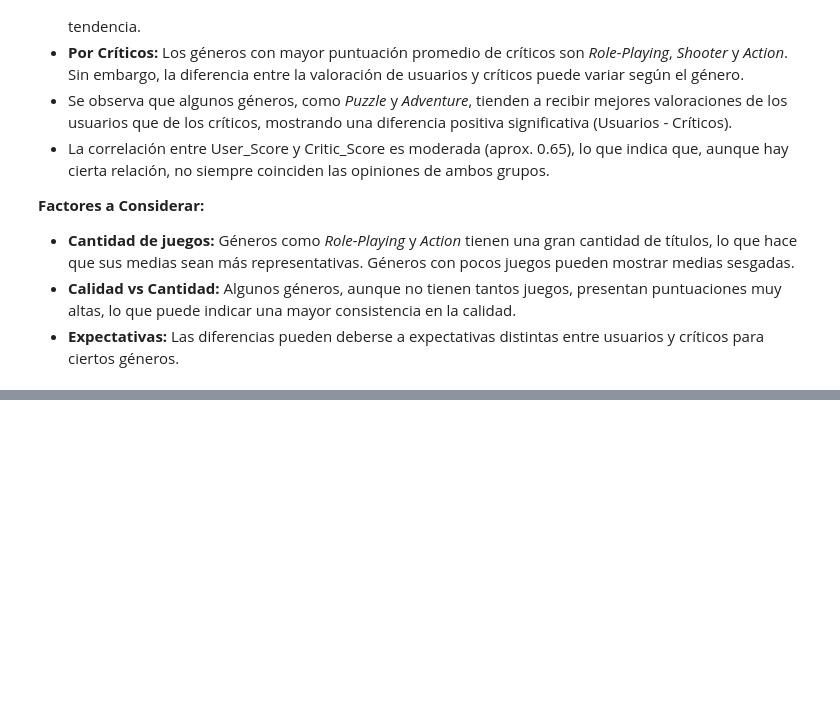
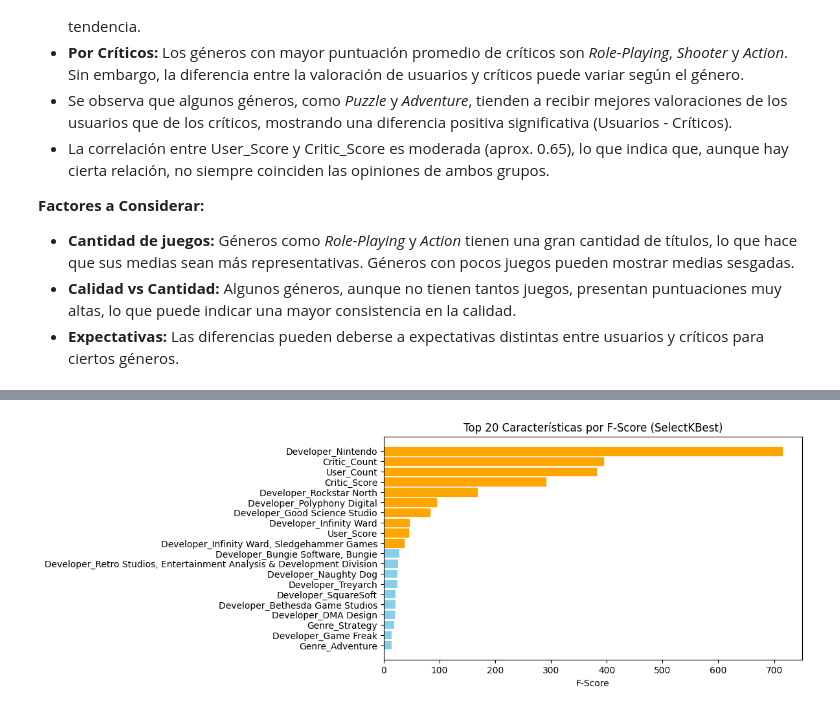
Before and after one commit to maxidalesio/coderhouse_datascience_mdalesio, a Jupyter notebook: ProyectoDSParte1-maxidalesio.ipynb, the cells around one changed output, grey strips where cells are left out. Cells and saved outputs as stored; diff of their text form; code cells hidden in the pictures; blank space fills up the shorter version.

Commit message:
Actualización del notebook con resultados de instalación de paquetes y visualización de métricas de modelos predictivos. Se agregó scikit-learn a requirements.txt.

```diff
--- a/ProyectoDSParte1-maxidalesio.ipynb
+++ b/ProyectoDSParte1-maxidalesio.ipynb
@@ -723,0 +935,74 @@ Platform                7.506              7.089             0.417
+# %%
+# Visualización de los scores de características
+plt.figure(figsize=(12, 8))
+
+# Obtener todos los scores para visualización
+selector_full = SelectKBest(score_func=f_regression, k='all')
+selector_full.fit(X, y)
+
+# Crear DataFrame con todos los scores
+all_scores_df = pd.DataFrame({
+    'Feature': X.columns,
+    'Score': selector_full.scores_
+}).sort_values('Score', ascending=False)
+
+# Graficar top 20 características
+top_features = all_scores_df.head(20)
+
+plt.subplot(2, 1, 1)
+bars = plt.barh(range(len(top_features)), top_features['Score'], color='skyblue')
+plt.yticks(range(len(top_features)), top_features['Feature'])
+plt.xlabel('F-Score')
+plt.title('Top 20 Características por F-Score (SelectKBest)')
+plt.gca().invert_yaxis()
+
+# Resaltar las características seleccionadas para k=10
+if k_selected in feature_scores:
+    selected_features_k10 = feature_scores[k_selected]['features']
+    for i, feature in enumerate(top_features['Feature']):
+        if feature in selected_features_k10:
+            bars[i].set_color('orange')
+
+plt.tight_layout()
+plt.show()
+
+# Análisis de las características seleccionadas
+print("\n=== ANÁLISIS DE LAS CARACTERÍSTICAS SELECCIONADAS ===")
+print(f"Reducción de dimensionalidad:")
+print(f"  Antes: {X.shape[1]} características")
+print(f"  Después: {len(selected_features_names)} características")
+print(f"  Reducción: {((X.shape[1] - len(selected_features_names)) / X.shape[1] * 100):.1f}%")
+
+# Mostrar qué tipos de características fueron seleccionadas
+print(f"\nCaracterísticas seleccionadas:")
+for i, feature in enumerate(selected_features_names, 1):
+    print(f"{i:2d}. {feature}")
+
+# Análisis por tipo de variable original
+original_numeric_selected = []
+original_categorical_selected = []
+
+for feature in selected_features_names:
+    # Verificar si la característica viene de una variable numérica original
+    is_from_numeric = False
+    for orig_var in numeric_features:
+        if feature == orig_var:
+            original_numeric_selected.append(feature)
+            is_from_numeric = True
+            break
+
+    if not is_from_numeric:
+        # Es de una variable categórica (one-hot encoded)
+        for orig_var in categorical_features:
+            if feature.startswith(orig_var + '_'):
+                original_categorical_selected.append(feature)
+                break
+
+print(f"\nDesglose por tipo de variable original:")
+print(f"  Variables numéricas originales: {len(original_numeric_selected)}")
+print(f"  Variables categóricas originales (one-hot): {len(original_categorical_selected)}")
+
+if original_numeric_selected:
+    print(f"\nVariables numéricas seleccionadas: {original_numeric_selected}")
+# %% [output]
+[figure, added]
```
Also changed, not shown: parts of 14 cells of this notebook, 1 other file.
